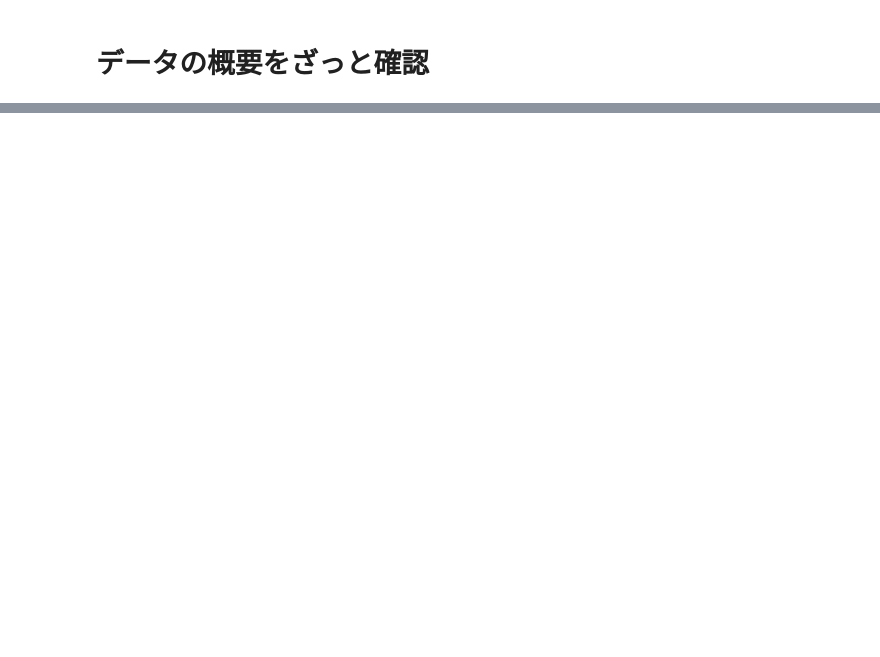
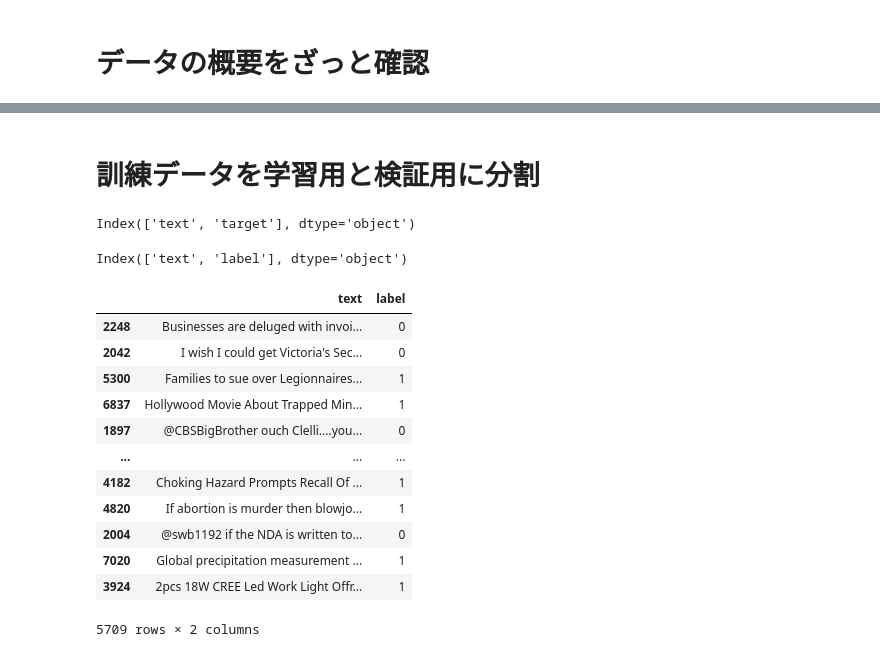
Before and after one commit to akitomonam/BERT-Disaster, a Jupyter notebook: disaster-bert.ipynb, the cells around one changed output, grey strips where cells are left out. Cells and saved outputs as stored; diff of their text form; code cells hidden in the pictures; blank space fills up the shorter version.

```diff
--- a/disaster-bert.ipynb
+++ b/disaster-bert.ipynb
@@ -104,0 +201,4 @@ data_train.profile_report()
+# %%
+# 結合したデータを、再度教師データとテストデータを分離
+data_train = data_all[:len(data_train)]
+data_test = data_all[len(data_train):]
@@ -104,0 +211,2 @@ data_train.profile_report()
+# %%
+data_train['target'] = data_train['target'].astype('int')
@@ -104,0 +236,2 @@ data_train.profile_report()
+# %% [markdown]
+# 訓練データを学習用と検証用に分割
@@ -104,0 +241,27 @@ data_train.profile_report()
+# %%
+print(data_train.columns)
+data_train.columns = [col.replace('target','label') for col in data_train.columns]
+# %% [output]
+Index(['text', 'target'], dtype='object')
+# %%
+tweet_train, tweet_test = train_test_split(data_train, random_state=111) # 訓練用とテスト用に分割 defalut 25%がテストデータ
+tweet_path = "./"
+# %%
+print(tweet_train.columns)
+# tweet_train.drop('', axis=1,inplace=True) # axis=1は列
+display(tweet_train)
+# %% [output]
+Index(['text', 'label'], dtype='object')
+|  | text | label |
+| 2248 | Businesses are deluged with invoi... | 0 |
+| 2042 | I wish I could get Victoria's Sec... | 0 |
+| 5300 | Families to sue over Legionnaires... | 1 |
+| 6837 | Hollywood Movie About Trapped Min... | 1 |
+| 1897 | @CBSBigBrother ouch Clelli....you... | 0 |
+| ... | ... | ... |
+| 4182 | Choking Hazard Prompts Recall Of ... | 1 |
+| 4820 | If abortion is murder then blowjo... | 1 |
+| 2004 | @swb1192 if the NDA is written to... | 0 |
+| 7020 | Global precipitation measurement ... | 1 |
+| 3924 | 2pcs 18W CREE Led Work Light Offr... | 1 |
+5709 rows × 2 columns
```
Also changed, not shown: parts of 41 cells of this notebook.
